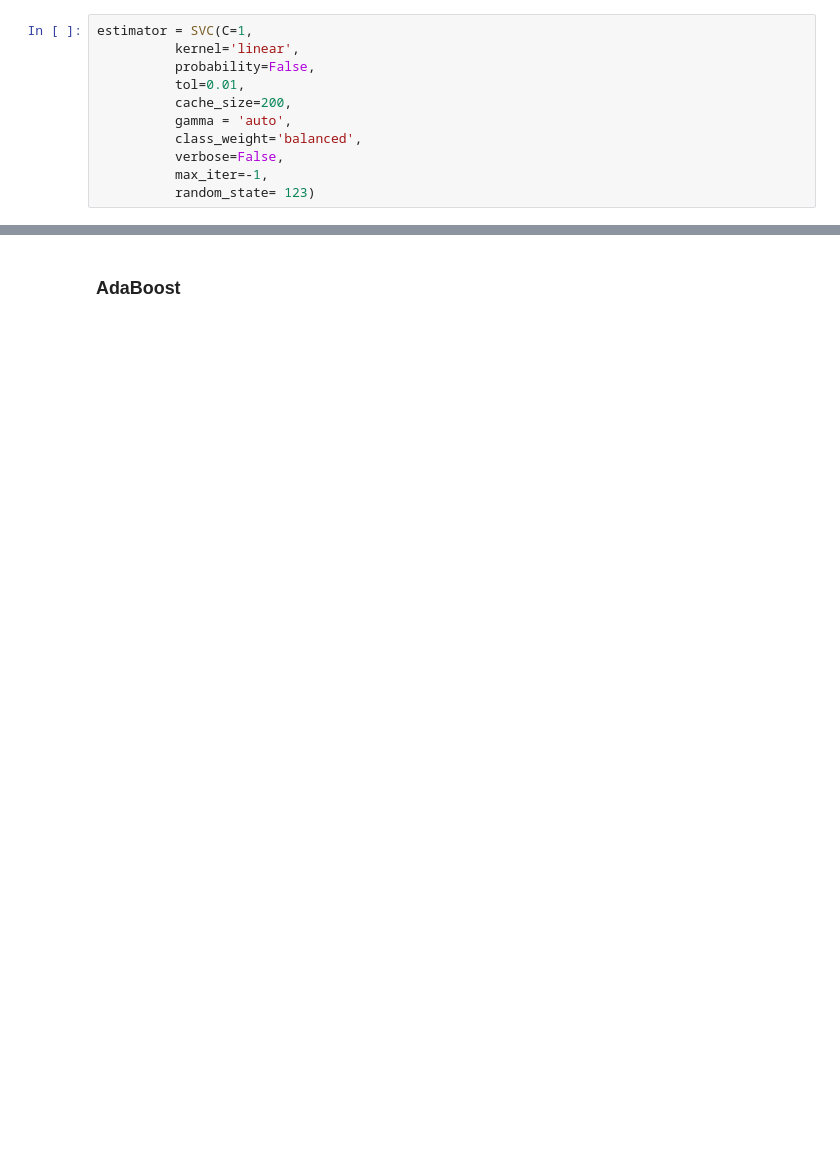
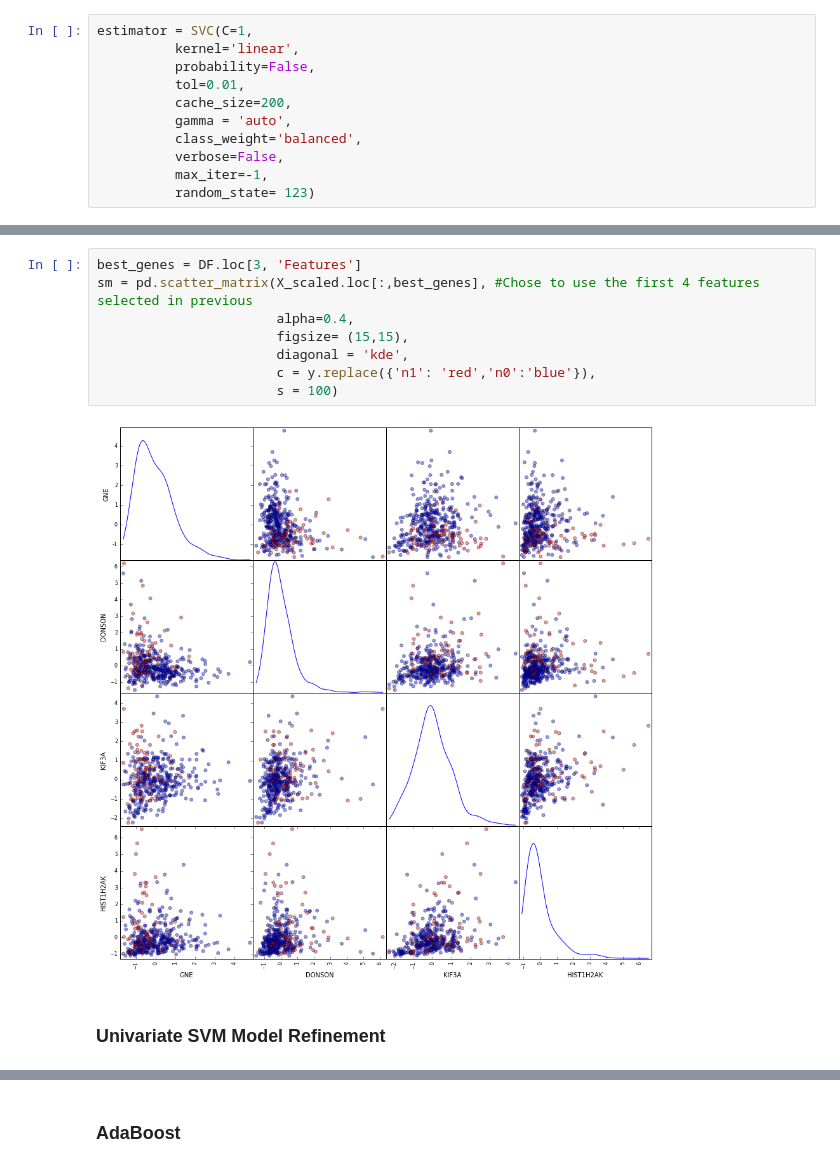
Before and after one commit to CCThompson82/Prostate_metastasis, a Jupyter notebook: PCa_Metastasis.ipynb, the cells around one changed output, grey strips where cells are left out. Saved outputs shown, nothing was run; the diff lists cells and outputs as text; blank space fills up the shorter version.

```diff
--- a/PCa_Metastasis.ipynb
+++ b/PCa_Metastasis.ipynb
@@ -407,0 +364,12 @@ sm = pd.scatter_matrix(X_scaled.loc[:,DF.loc[5,'Features']],
+# %%
+best_genes = DF.loc[3, 'Features']
+sm = pd.scatter_matrix(X_scaled.loc[:,best_genes], #Chose to use the first 4 features selected in previous
+                       alpha=0.4,
+                       figsize= (15,15),
+                       diagonal = 'kde',
+                       c = y.replace({'n1': 'red','n0':'blue'}),
+                       s = 100)
+# %% [output]
+[figure, added]
+# %% [markdown]
+### Univariate SVM Model Refinement
```
Also changed, not shown: parts of 47 cells of this notebook, 2 other files.
